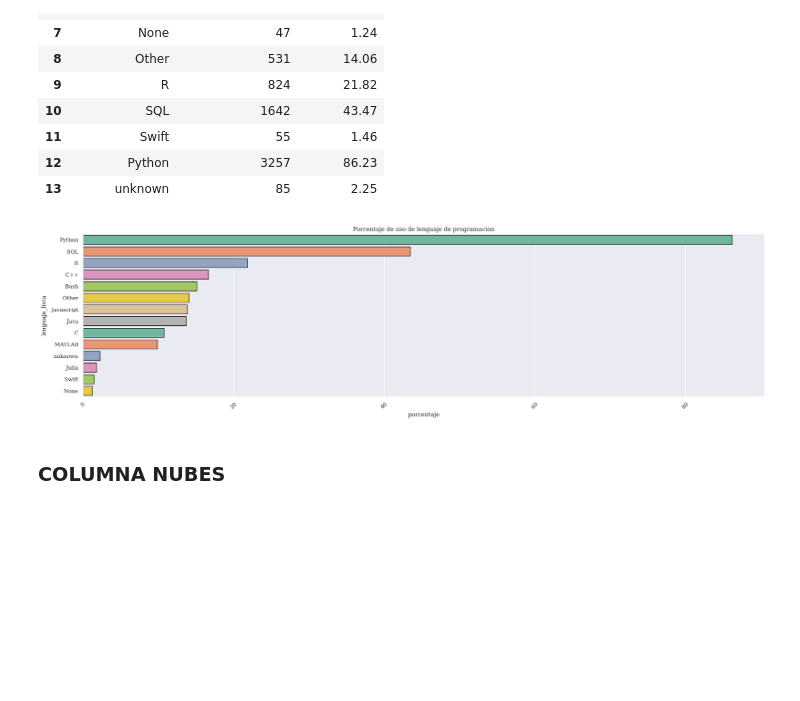
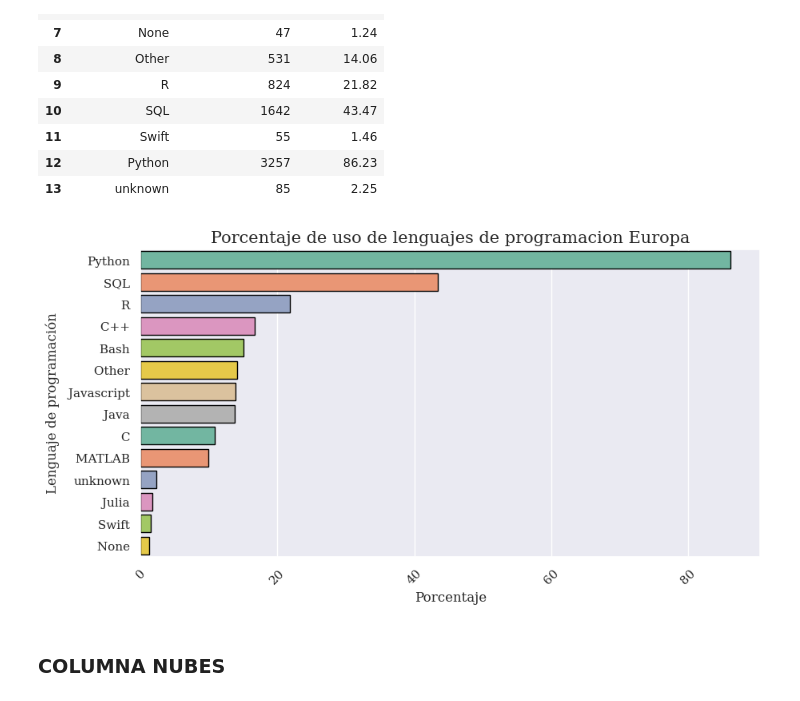
Before and after one commit to Adalab/project-DA-promo-c-modulo-2-team-5, a Jupyter notebook: Sprint3/sprint3_proyecto_modulo2.ipynb, the cells around one changed output. Cells and saved outputs as stored; diff of their text form; code cells hidden in the pictures; blank space fills up the shorter version.

```diff
--- a/Sprint3/sprint3_proyecto_modulo2.ipynb
+++ b/Sprint3/sprint3_proyecto_modulo2.ipynb
@@ -739,21 +739,51 @@ df_group_lenguajes
 | 11 | Swift | 55 | 1.46 |
 | 12 | Python | 3257 | 86.23 |
 | 13 | unknown | 85 | 2.25 |
+# %%
+plt.figure( )
+
+fig = sns.barplot(x='gender',y='salario_max_imputer',  palette = "Set2",data= df_europa_salarios_data2)
+
+
+
+sns.set_style("whitegrid")
+sns.set(font = "serif")
+
+plt.title(label='Salario por genero Data Scientist',font = "serif", fontsize= 15, position=(0.5,6))
+
+
+plt.xlabel("Genero", fontsize = 10, font = "serif")
+plt.ylabel("Salario", fontsize = 10, font = "serif")
+
+plt.xticks(fontsize = 8)
+plt.yticks(fontsize = 8)
+
+plt.xticks(rotation = 60)
+
+
+plt.savefig('salario_genero_europa_datascientist.jpeg',bbox_inches='tight')
+plt.show()
 # %%
-plt.figure( figsize=(25,6))
+plt.figure()
 
-
-sns.set(font = "serif")
 
 ordenado =df_group_lenguajes.sort_values("porcentaje", ascending=False)
 fig = sns.barplot(x = 'porcentaje', y= 'lenguaje_lista', data = ordenado, edgecolor = 'black', palette='Set2')
 
-plt.title('Porcentaje de uso de lenguaje de programacion')
+sns.set_style("whitegrid")
+sns.set(font = "serif")
+
+plt.title('Porcentaje de uso de lenguajes de programacion Europa',fontsize= 15, position=(0.5,6))
 plt.xticks(rotation = 45)
 
+plt.xlabel("Porcentaje", fontsize = 10, font = "serif")
+plt.ylabel("Lenguaje de programación", fontsize = 10, font = "serif")
+
+plt.savefig('uso_lenguajes_europa.jpeg',bbox_inches='tight')
+
 plt.show();
 # %% [output]
-[figure, old version]
+[figure, new version]
 # %% [markdown]
 ### COLUMNA NUBES
 # %%
```
Also changed, not shown: parts of 2 cells of this notebook, 2 other files.
